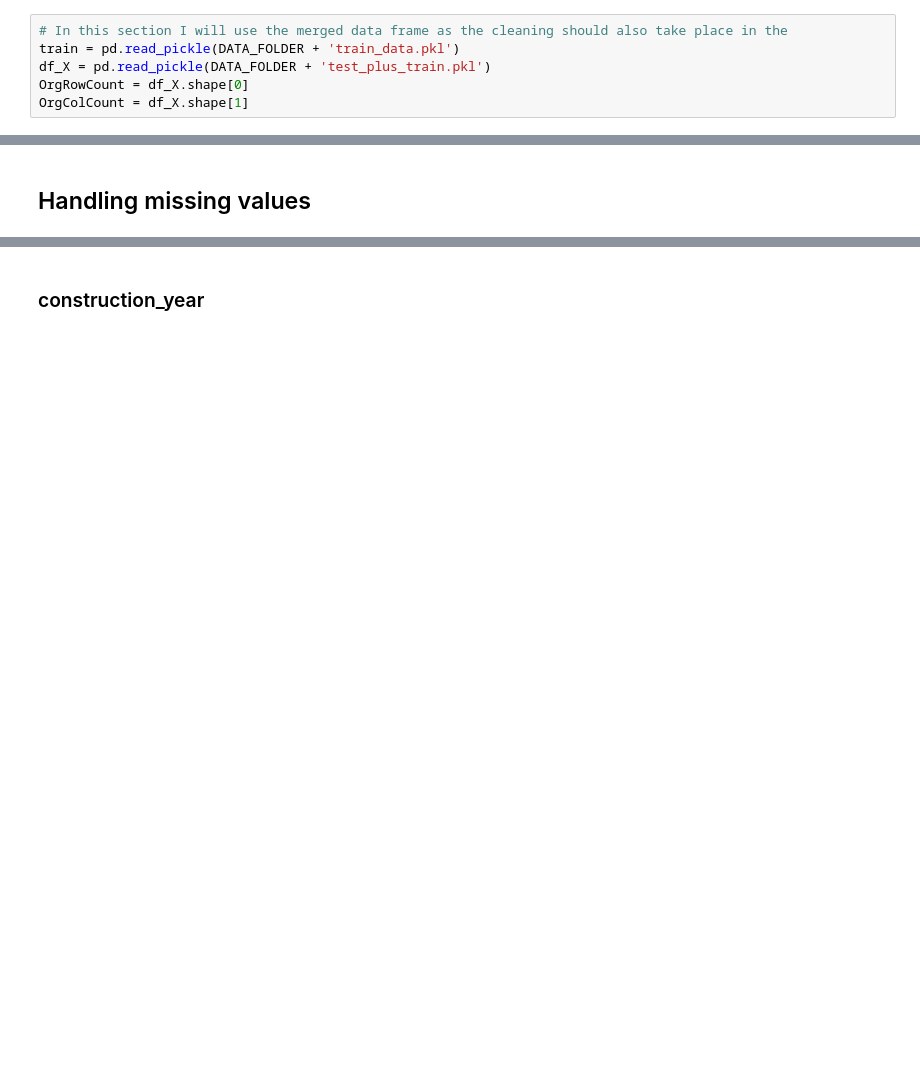
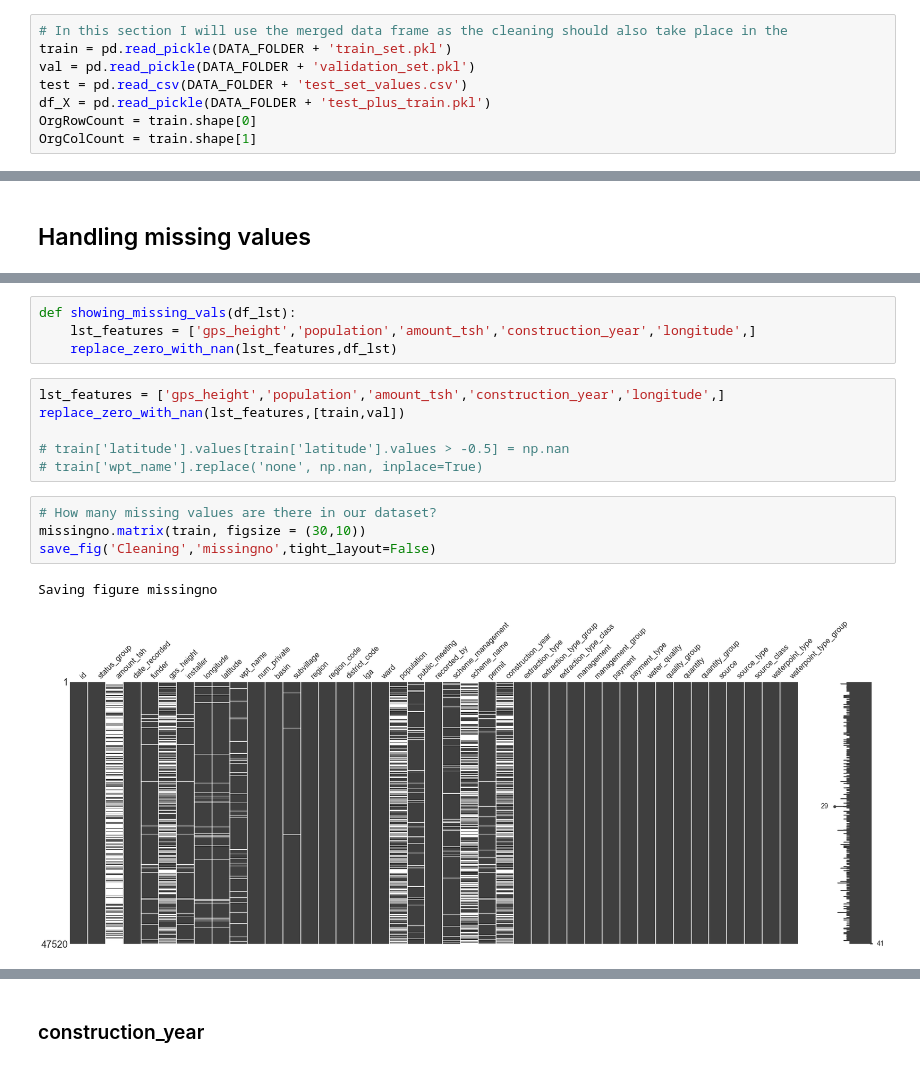
Before and after one commit to torben90/Capstone_NF_Waterpumps_Tanzania, a Jupyter notebook: PumpItUp_Main.ipynb, the cells around one changed output, grey strips where cells are left out. Cells and saved outputs as stored; diff of their text form; blank space fills up the shorter version.

```diff
--- a/PumpItUp_Main.ipynb
+++ b/PumpItUp_Main.ipynb
@@ -218,10 +250,12 @@ df_train.to_pickle(DATA_FOLDER + 'train_data.pkl')
 ## Initial import of the data
 # %%
 # In this section I will use the merged data frame as the cleaning should also take place in the
-train = pd.read_pickle(DATA_FOLDER + 'train_data.pkl')
+train = pd.read_pickle(DATA_FOLDER + 'train_set.pkl')
+val = pd.read_pickle(DATA_FOLDER + 'validation_set.pkl')
+test = pd.read_csv(DATA_FOLDER + 'test_set_values.csv')
 df_X = pd.read_pickle(DATA_FOLDER + 'test_plus_train.pkl')
-OrgRowCount = df_X.shape[0]
-OrgColCount = df_X.shape[1]
+OrgRowCount = train.shape[0]
+OrgColCount = train.shape[1]
 # %% [markdown]
 ## Cleaning by Exploration
 # %%
@@ -262,0 +330,17 @@ missing[missing.Number!=0].sort_values('Number',ascending=False)
+# %%
+def showing_missing_vals(df_lst):
+    lst_features = ['gps_height','population','amount_tsh','construction_year','longitude',]
+    replace_zero_with_nan(lst_features,df_lst)
+# %%
+lst_features = ['gps_height','population','amount_tsh','construction_year','longitude',]
+replace_zero_with_nan(lst_features,[train,val])
+
+# train['latitude'].values[train['latitude'].values > -0.5] = np.nan
+# train['wpt_name'].replace('none', np.nan, inplace=True)
+# %%
+# How many missing values are there in our dataset?
+missingno.matrix(train, figsize = (30,10))
+save_fig('Cleaning','missingno',tight_layout=False)
+# %% [output]
+Saving figure missingno
+[figure, added]
```
Also changed, not shown: parts of 228 cells of this notebook.
